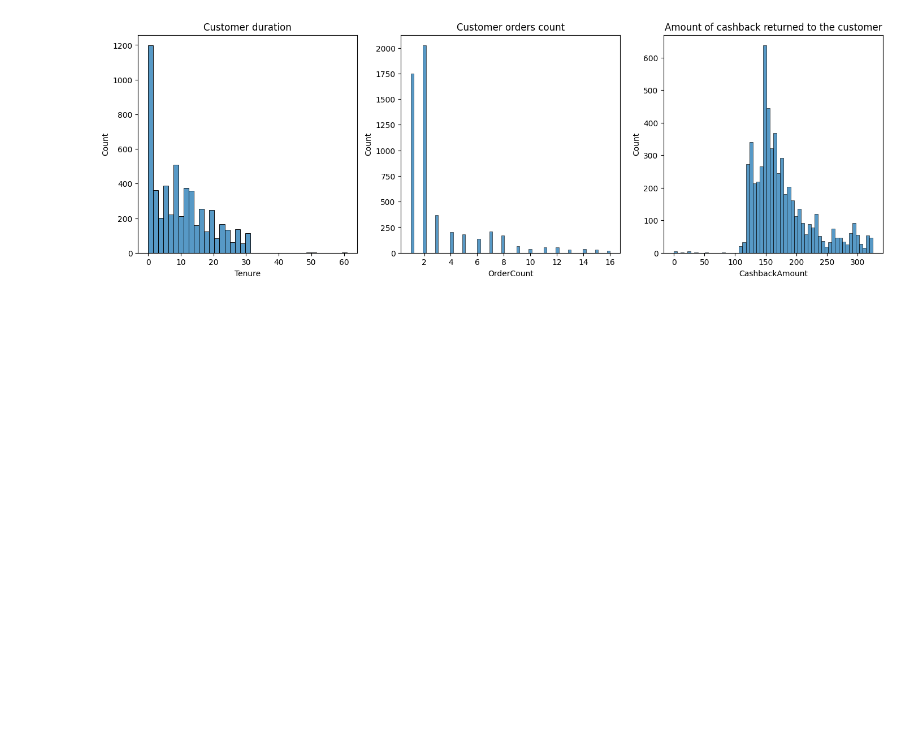
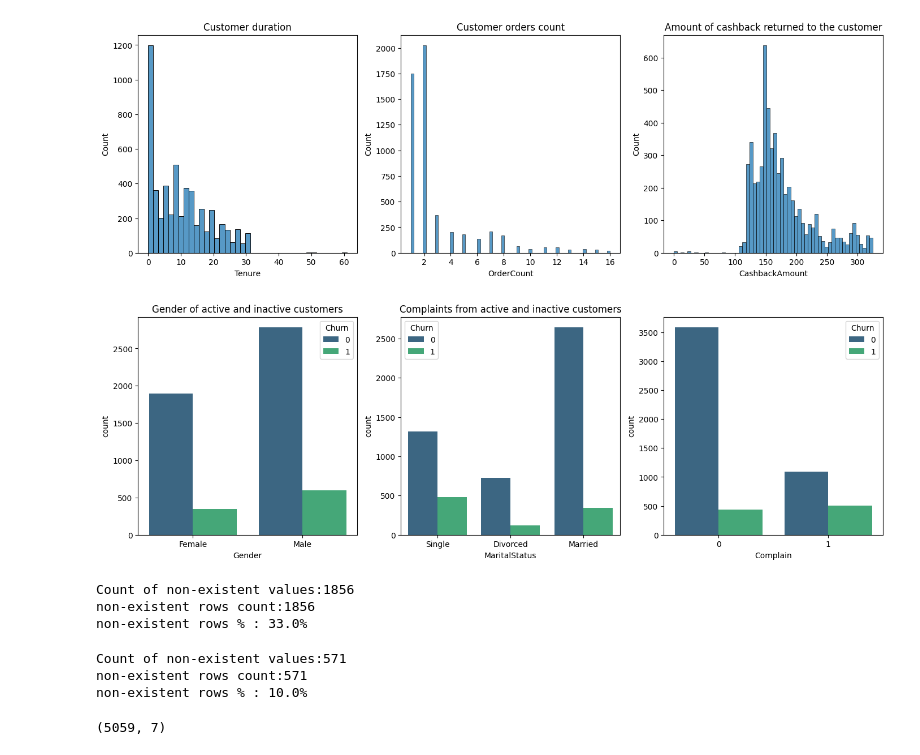
Before and after one commit to baxronovferuz1/DataScience_Np, a Jupyter notebook: customer_churn.ipynb, the cells around one changed output. Saved outputs shown, nothing was run; the diff lists cells and outputs as text; code cells hidden in the pictures; blank space fills up the shorter version.

Commit message:
customer churn practice

```diff
--- a/customer_churn.ipynb
+++ b/customer_churn.ipynb
@@ -85,3 +85,29 @@ axes[2].set_title("Amount of cashback returned to the customer")
 # %% [output]
 Text(0.5, 1.0, 'Amount of cashback returned to the customer')
 [figure]
+# %%
+fig, axes = plt.subplots(1,3, figsize=(17,5))
+
+sns.countplot(x='Gender', hue='Churn', palette='viridis', data=df_ecd, ax=axes[0]) # default palette=['red','blue']
+axes[0].set_title("Gender of active and inactive customers")
+
+sns.countplot(x='MaritalStatus', hue='Churn', palette='viridis', data=df_ecd, ax=axes[1])
+axes[1].set_title("Marital status of active and inactive customers")
+
+sns.countplot(x='Complain', hue='Churn', palette='viridis', data=df_ecd, ax=axes[2])
+axes[1].set_title("Complaints from active and inactive customers")
+
+plt.show()
+# %% [output]
+[figure, added]
+# %%
+print(f"Count of non-existent values:{df_ecd.isnull().sum().sum()}")
+
+nonexistent_rows=df_ecd[df_ecd.isnull().any(axis=1)].shape[0]
+print(f"non-existent rows count:{nonexistent_rows}")
+
+print(f"non-existent rows % : {np.round(nonexistent_rows/len(df_ecd)*100)}%")
+# %% [output]
+Count of non-existent values:1856
+non-existent rows count:1856
+non-existent rows % : 33.0%
@@ -87,0 +116,16 @@ Text(0.5, 1.0, 'Amount of cashback returned to the customer')
+# %%
+print(f"Count of non-existent values:{important_values.isnull().sum().sum()}")
+
+nonexistent_rows=df_ecd[important_values.isnull().any(axis=1)].shape[0]
+print(f"non-existent rows count:{nonexistent_rows}")
+
+print(f"non-existent rows % : {np.round(nonexistent_rows/len(important_values)*100)}%")
+# %% [output]
+Count of non-existent values:571
+non-existent rows count:571
+non-existent rows % : 10.0%
+# %%
+important_values=important_values.dropna()
+important_values.shape
+# %% [output]
+(5059, 7)
```
Also changed, not shown: parts of 3 cells of this notebook.
